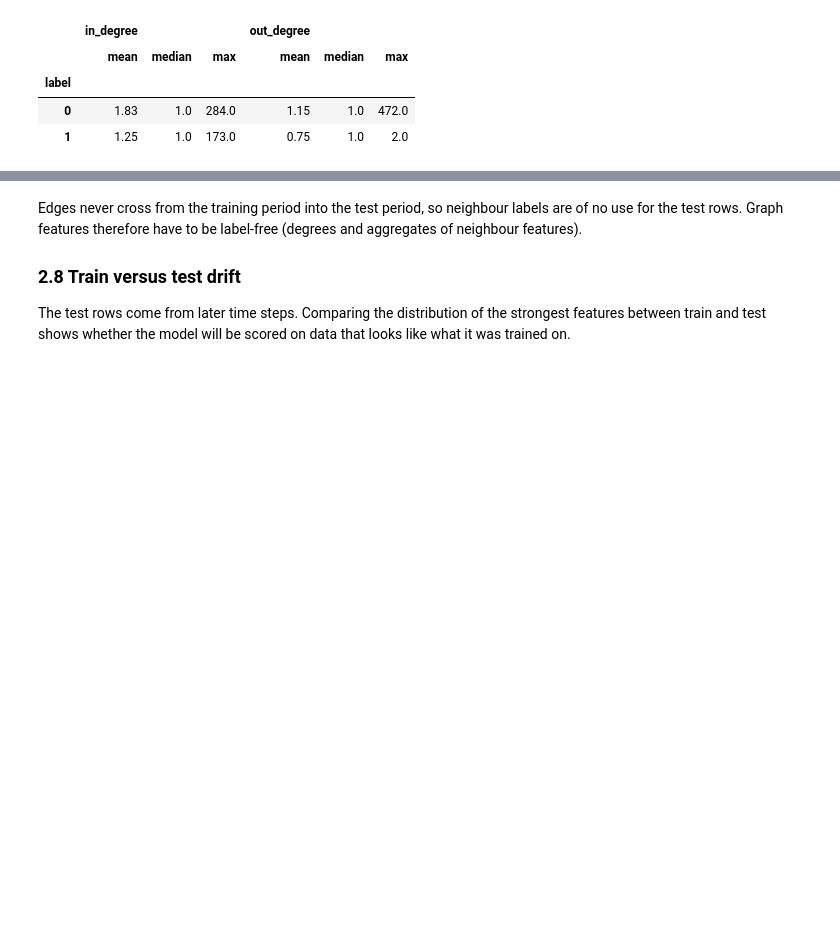
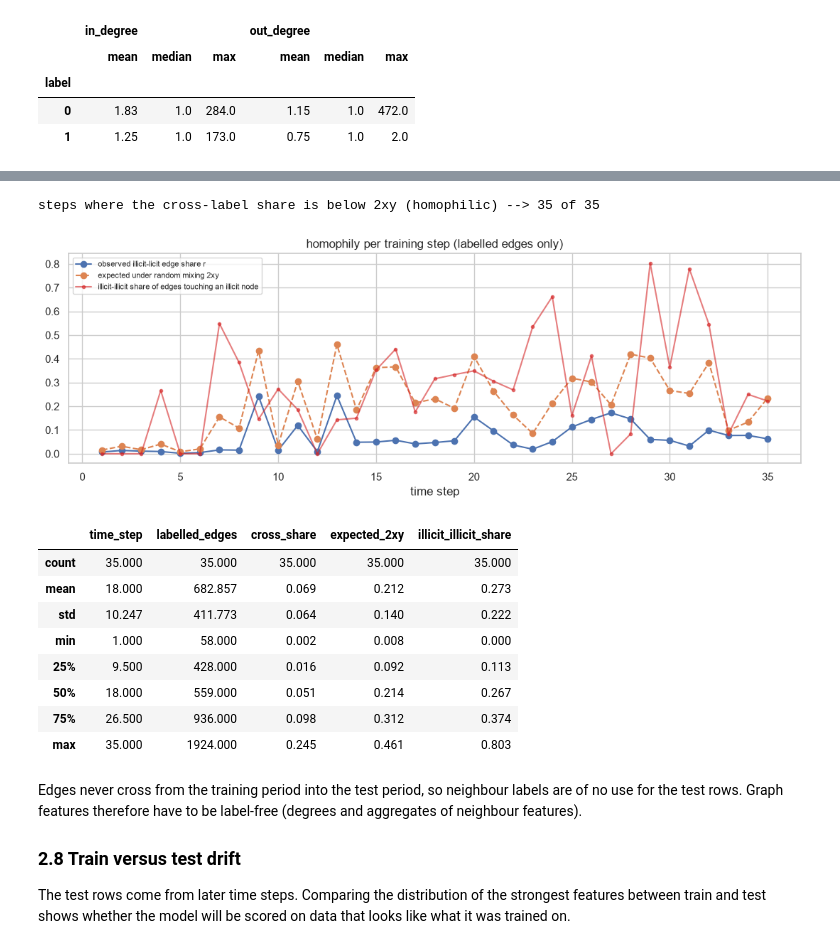
Before and after one commit to ykwong2002/bt4012-kaggle-competition, a Jupyter notebook: e1155727.ipynb, the cells around one changed output, grey strips where cells are left out. Cells and saved outputs as stored; diff of their text form; code cells hidden in the pictures; blank space fills up the shorter version.

```diff
--- a/e1155727.ipynb
+++ b/e1155727.ipynb
@@ -336,3 +343,41 @@ edges that cross from train steps to test steps --> 0
+# %%
+lab_map = labelled_df.set_index('txId')[output_feature]
+he = edges_df.assign(l1=edges_df.txId1.map(lab_map), l2=edges_df.txId2.map(lab_map), t=edges_df.txId1.map(node_ts)).dropna()
+homo_rows = []
+for t, g in he.groupby('t'):
+    y_share = labelled_df.loc[labelled_df.time_step == t, output_feature].mean()
+    touching = ((g.l1 == 1) | (g.l2 == 1)).sum()
+    homo_rows.append({'time_step': int(t), 'labelled_edges': len(g),
+                      'cross_share': (g.l1 != g.l2).mean(),
+                      'expected_2xy': 2 * (1 - y_share) * y_share,
+                      'illicit_illicit_share': ((g.l1 == 1) & (g.l2 == 1)).sum() / touching if touching else np.nan})
+homo_df = pd.DataFrame(homo_rows)
+homo_df.round(3).to_csv(os.path.join(OUT_DIR, 'homophily_by_step.csv'), index=False)
+print('steps where the cross-label share is below 2xy (homophilic) --> {} of {}'.format(int((homo_df.cross_share < homo_df.expected_2xy).sum()), len(homo_df)))
+
+fig, ax = plt.subplots(figsize=(11, 4))
+ax.plot(homo_df.time_step, homo_df.cross_share, marker='o', label='observed illicit-licit edge share r')
+ax.plot(homo_df.time_step, homo_df.expected_2xy, marker='o', ls='--', label='expected under random mixing 2xy')
+ax.plot(homo_df.time_step, homo_df.illicit_illicit_share, marker='.', color='tab:red', alpha=0.6, label='illicit-illicit share of edges touching an illicit node')
+ax.set_xlabel('time step')
+ax.set_title('homophily per training step (labelled edges only)')
+ax.legend(fontsize=8)
+plt.tight_layout()
+plt.savefig(os.path.join(OUT_DIR, 'homophily_by_step.png'), bbox_inches='tight')
+plt.show()
+homo_df.describe().round(3)
+# %% [output]
+steps where the cross-label share is below 2xy (homophilic) --> 35 of 35
+[figure, added]
+|  | time_step | labelled_edges | cross_share | expected_2xy | illicit_illicit_share |
+| count | 35.000 | 35.000 | 35.000 | 35.000 | 35.000 |
+| mean | 18.000 | 682.857 | 0.069 | 0.212 | 0.273 |
+| std | 10.247 | 411.773 | 0.064 | 0.140 | 0.222 |
+| min | 1.000 | 58.000 | 0.002 | 0.008 | 0.000 |
+| 25% | 9.500 | 428.000 | 0.016 | 0.092 | 0.113 |
+| 50% | 18.000 | 559.000 | 0.051 | 0.214 | 0.267 |
+| 75% | 26.500 | 936.000 | 0.098 | 0.312 | 0.374 |
+| max | 35.000 | 1924.000 | 0.245 | 0.461 | 0.803 |
 # %% [markdown]
 Edges never cross from the training period into the test period, so neighbour labels are of no use for the test rows.
 Graph features therefore have to be label-free (degrees and aggregates of neighbour features).
```
Also changed, not shown: parts of 15 cells of this notebook.
